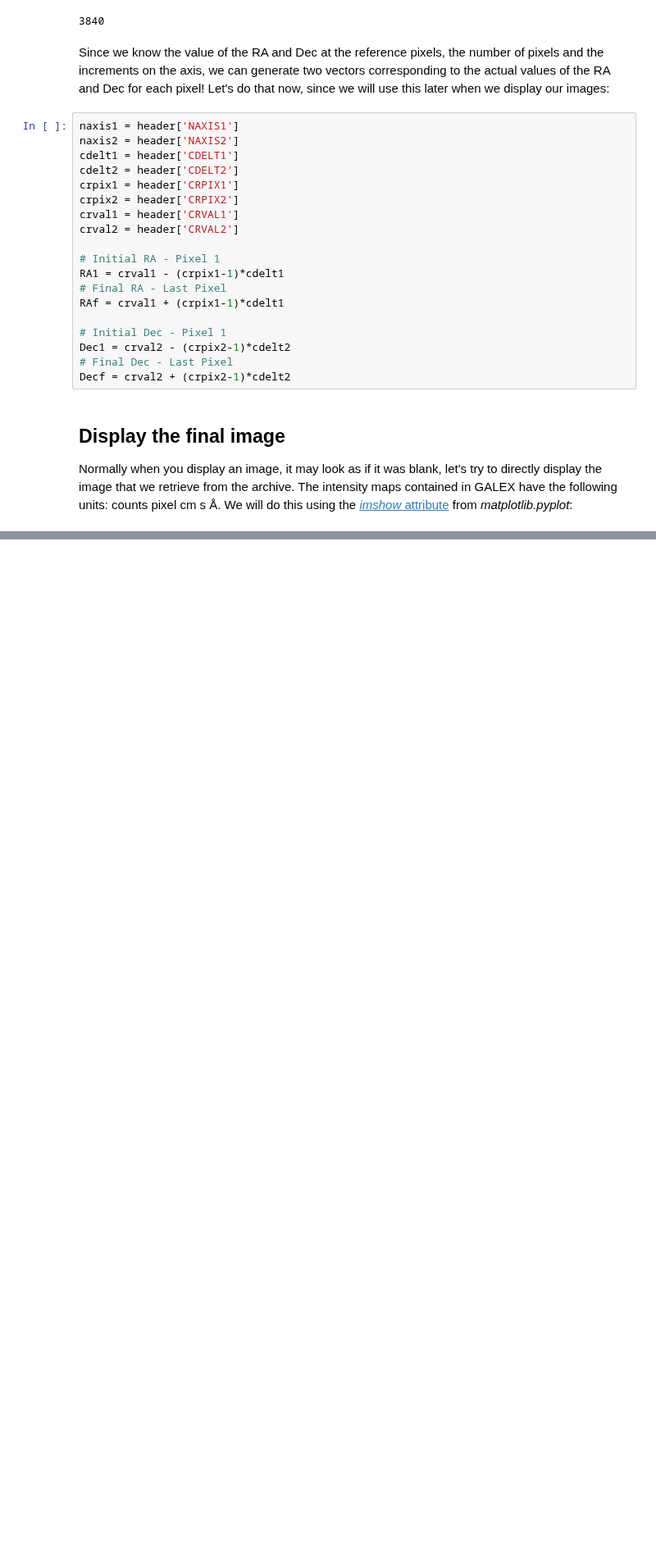
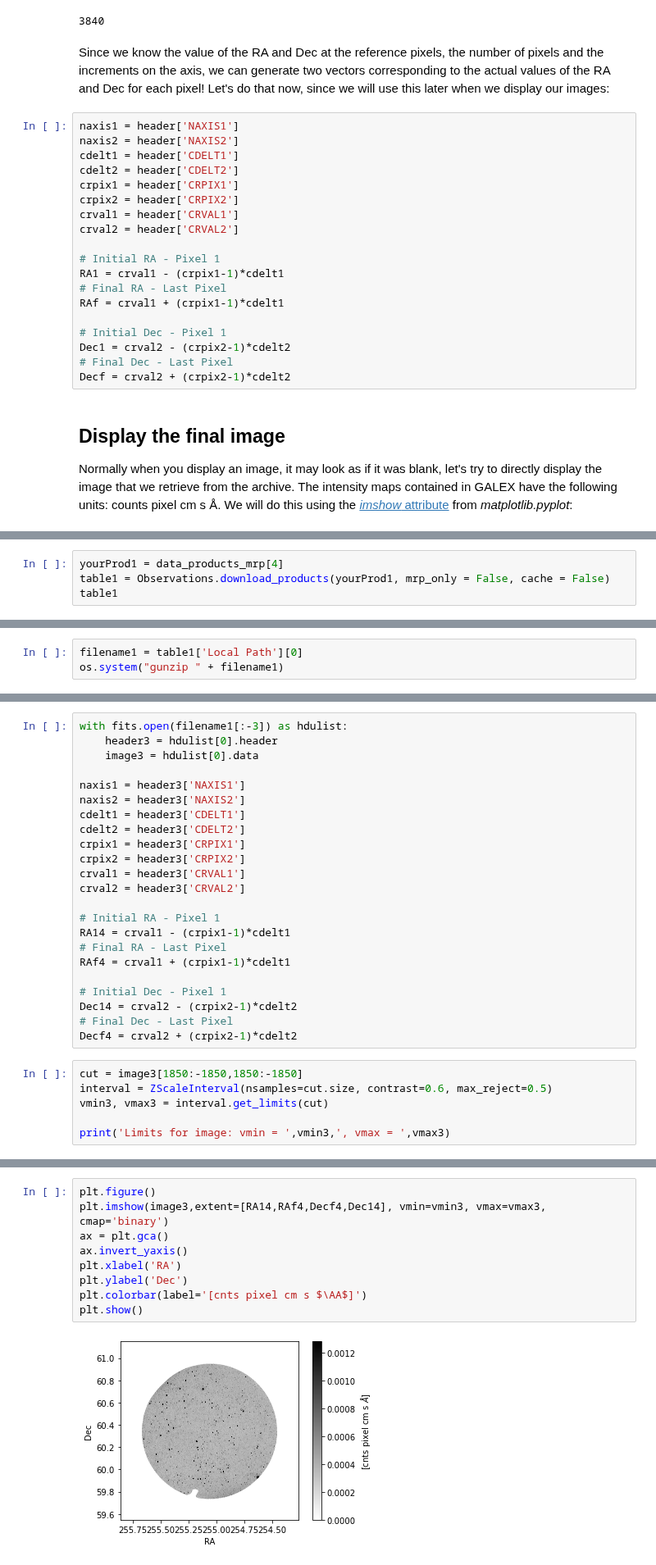
Before and after one commit to ScienceBetter/notebooks-stsci, a Jupyter notebook: surveying_dust_structure_via_GALEX_MIS/surveying_dust_structure_via_GALEX_MIS.ipynb, the cells around one changed output, grey strips where cells are left out. Shown at 82% size. Drawn from its saved outputs; the diff is of its cells as text; blank space fills up the shorter version.

```diff
--- a/surveying_dust_structure_via_GALEX_MIS/surveying_dust_structure_via_GALEX_MIS.ipynb
+++ b/surveying_dust_structure_via_GALEX_MIS/surveying_dust_structure_via_GALEX_MIS.ipynb
@@ -225,0 +446,4 @@ plt.show()
+# %%
+yourProd1 = data_products_mrp[4]
+table1 = Observations.download_products(yourProd1, mrp_only = False, cache = False)
+table1
@@ -225,0 +456,3 @@ plt.show()
+# %%
+filename1 = table1['Local Path'][0]
+os.system("gunzip " + filename1)
@@ -225,0 +461,29 @@ plt.show()
+# %%
+with fits.open(filename1[:-3]) as hdulist:
+    header3 = hdulist[0].header
+    image3 = hdulist[0].data
+
+naxis1 = header3['NAXIS1']
+naxis2 = header3['NAXIS2']
+cdelt1 = header3['CDELT1']
+cdelt2 = header3['CDELT2']
+crpix1 = header3['CRPIX1']
+crpix2 = header3['CRPIX2']
+crval1 = header3['CRVAL1']
+crval2 = header3['CRVAL2']
+
+# Initial RA - Pixel 1
+RA14 = crval1 - (crpix1-1)*cdelt1
+# Final RA - Last Pixel
+RAf4 = crval1 + (crpix1-1)*cdelt1
+
+# Initial Dec - Pixel 1
+Dec14 = crval2 - (crpix2-1)*cdelt2
+# Final Dec - Last Pixel
+Decf4 = crval2 + (crpix2-1)*cdelt2
+# %%
+cut = image3[1850:-1850,1850:-1850]
+interval = ZScaleInterval(nsamples=cut.size, contrast=0.6, max_reject=0.5)
+vmin3, vmax3 = interval.get_limits(cut)
+
+print('Limits for image: vmin = ',vmin3,', vmax = ',vmax3)
@@ -225,0 +492,11 @@ plt.show()
+# %%
+plt.figure()
+plt.imshow(image3,extent=[RA14,RAf4,Decf4,Dec14], vmin=vmin3, vmax=vmax3, cmap='binary')
+ax = plt.gca()
+ax.invert_yaxis()
+plt.xlabel('RA')
+plt.ylabel('Dec')
+plt.colorbar(label='[cnts pixel cm s $\AA$]')
+plt.show()
+# %% [output]
+[figure, added]
```
Also changed, not shown: parts of 45 cells of this notebook.
